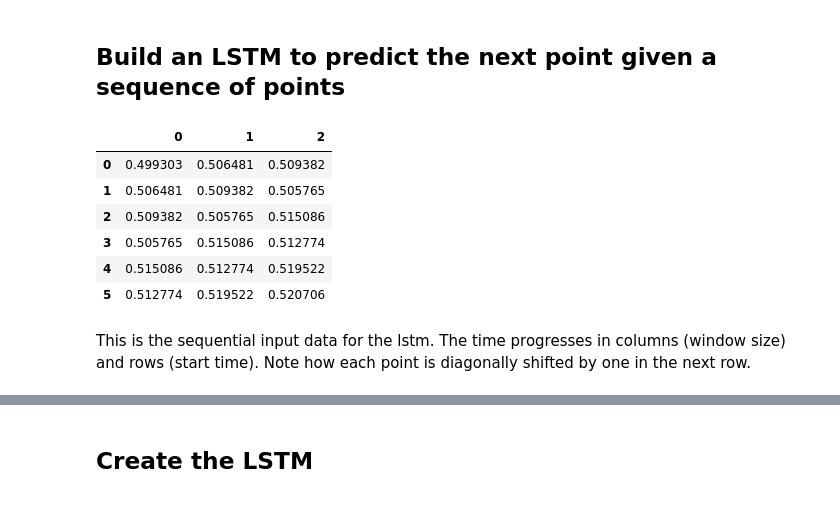
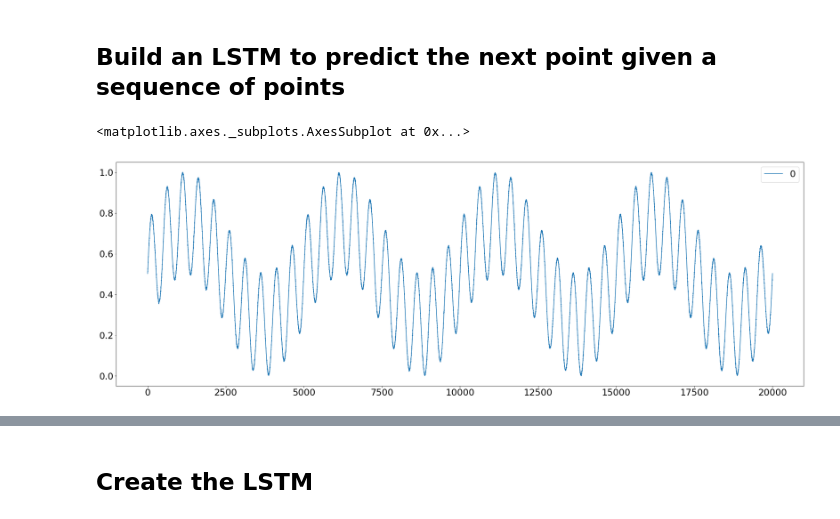
Before and after one commit to FabianHeinemann/LSTM-minimal-example, a Jupyter notebook: LSTM minimal example.ipynb, the cells around one changed output, grey strips where cells are left out. Cells and saved outputs as stored; diff of their text form; code cells hidden in the pictures.

```diff
--- a/LSTM minimal example.ipynb
+++ b/LSTM minimal example.ipynb
@@ -66,6 +68,11 @@ plt.show()
 # Transform data to interval 0...1
 scaler = MinMaxScaler(feature_range=(0, 1))
 Y_scaled = pd.DataFrame(scaler.fit_transform((Y)))
+# %%
+Y_scaled.plot()
+# %% [output]
+<matplotlib.axes._subplots.AxesSubplot at 0x...>
+[figure, added]
 # %%
 # Split test and train
 split_fraction = 0.8
@@ -101,12 +105,0 @@ X_lstm_in, Y_lstm_out = transform_data_for_LSTM(Y_scaled.values, delta_T = 3, T
-# %%
-pd.DataFrame(X_lstm_in).head(n=6)
-# %% [output]
-|  | 0 | 1 | 2 |
-| 0 | 0.499303 | 0.506481 | 0.509382 |
-| 1 | 0.506481 | 0.509382 | 0.505765 |
-| 2 | 0.509382 | 0.505765 | 0.515086 |
-| 3 | 0.505765 | 0.515086 | 0.512774 |
-| 4 | 0.515086 | 0.512774 | 0.519522 |
-| 5 | 0.512774 | 0.519522 | 0.520706 |
-# %% [markdown]
-This is the sequential input data for the lstm. The time progresses in columns (window size) and rows (start time). Note how each point is diagonally shifted by one in the next row.
```
Also changed, not shown: parts of 23 cells of this notebook.
